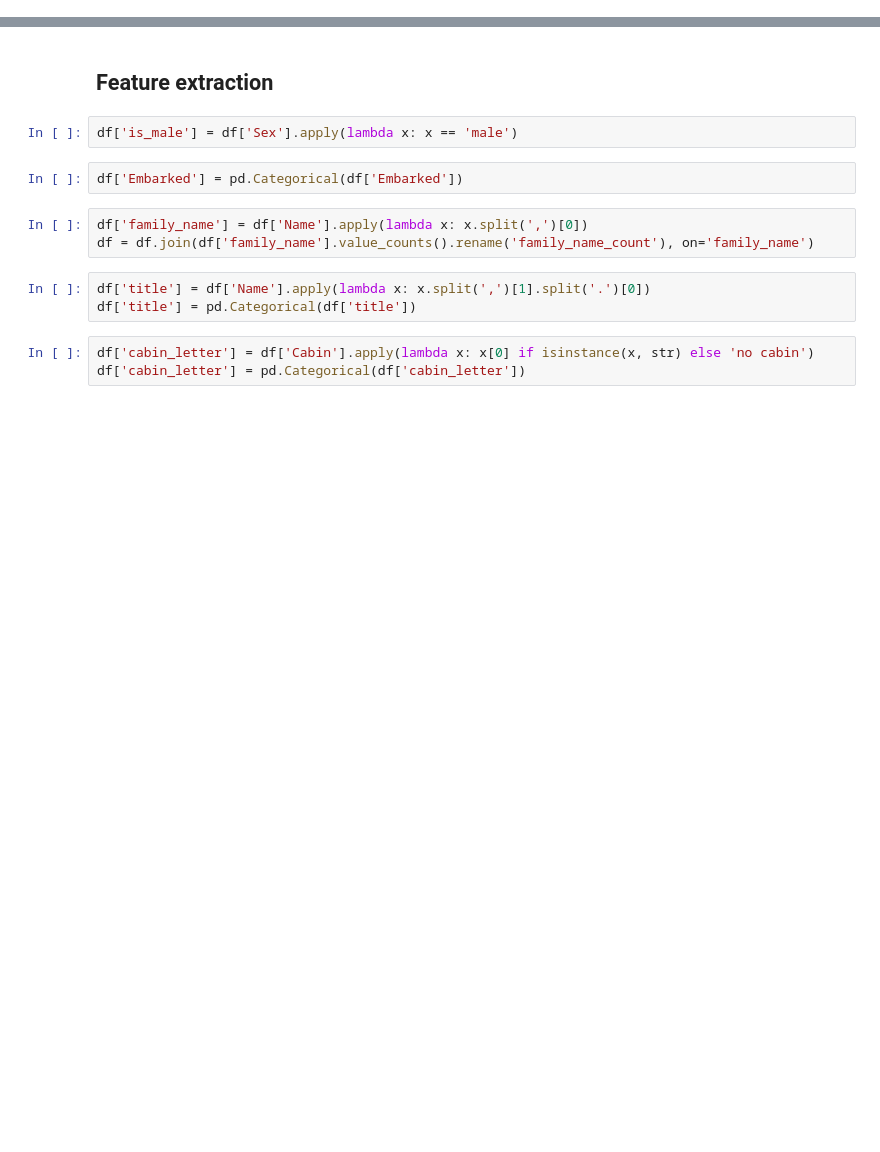
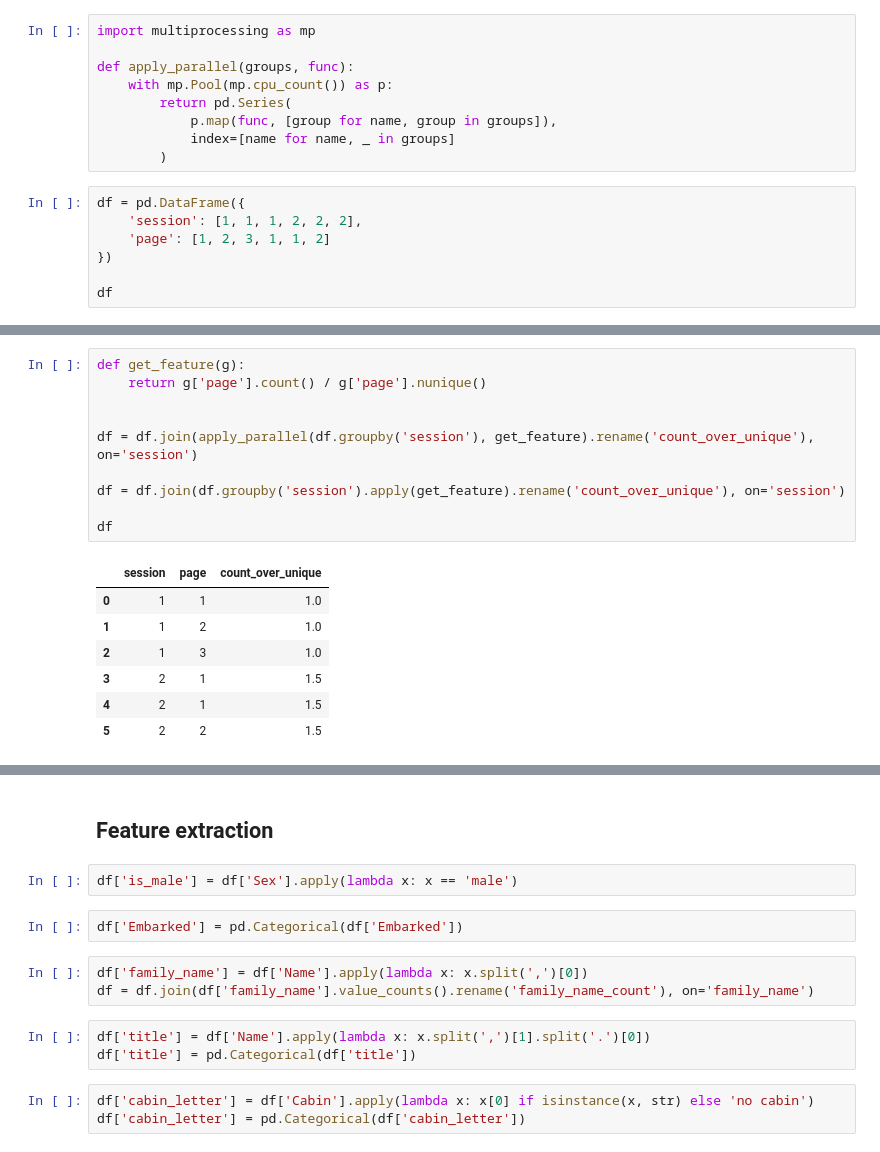
Before and after one commit to MaxHalford/DSG18-final, a Jupyter notebook: Solution.ipynb, the cells around one changed output, grey strips where cells are left out. Saved outputs shown, nothing was run; the diff lists cells and outputs as text; blank space fills up the shorter version.

Commit message:
Parallel apply

```diff
--- a/Solution.ipynb
+++ b/Solution.ipynb
@@ -13,3 +13,19 @@ df.head()
 | 2 | 3 | 1.0 | 3 | Heikkinen, Miss. Laina | female | 26.0 | 0 | 0 | STON/O2. 3101282 | 7.9250 | ... |
 | 3 | 4 | 1.0 | 1 | Futrelle, Mrs. Jacques Heath (Lil... | female | 35.0 | 1 | 0 | 113803 | 53.1000 | ... |
 | 4 | 5 | 0.0 | 3 | Allen, Mr. William Henry | male | 35.0 | 0 | 0 | 373450 | 8.0500 | ... |
+# %%
+import multiprocessing as mp
+
+def apply_parallel(groups, func):
+    with mp.Pool(mp.cpu_count()) as p:
+        return pd.Series(
+            p.map(func, [group for name, group in groups]),
+            index=[name for name, _ in groups]
+        )
+# %%
+df = pd.DataFrame({
+    'session': [1, 1, 1, 2, 2, 2],
+    'page': [1, 2, 3, 1, 1, 2]
+})
+
+df
@@ -15,0 +40,18 @@ df.head()
+# %%
+def get_feature(g):
+    return g['page'].count() / g['page'].nunique()
+
+
+df = df.join(apply_parallel(df.groupby('session'), get_feature).rename('count_over_unique'), on='session')
+
+df = df.join(df.groupby('session').apply(get_feature).rename('count_over_unique'), on='session')
+
+df
+# %% [output]
+|  | session | page | count_over_unique |
+| 0 | 1 | 1 | 1.0 |
+| 1 | 1 | 2 | 1.0 |
+| 2 | 1 | 3 | 1.0 |
+| 3 | 2 | 1 | 1.5 |
+| 4 | 2 | 1 | 1.5 |
+| 5 | 2 | 2 | 1.5 |
```
Also changed, not shown: parts of 15 cells of this notebook, 1 other file.
